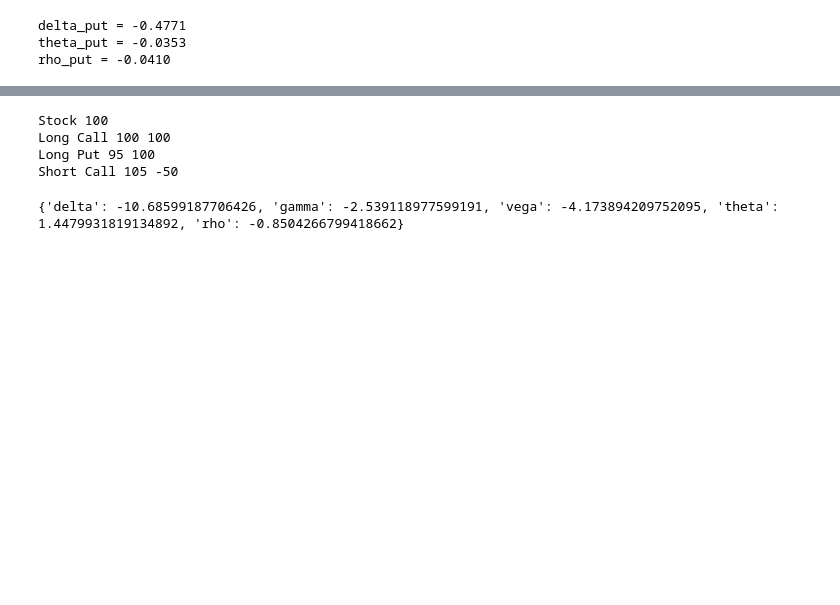
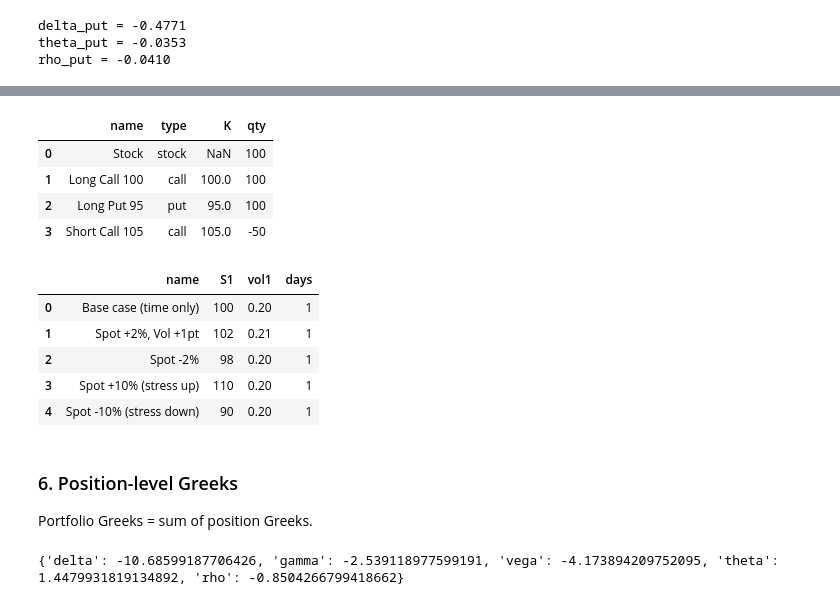
Before and after one commit to mie2510/market-risk-daily-report, a Jupyter notebook: 01_pnl_explain.ipynb, the cells around one changed output, grey strips where cells are left out. Cells and saved outputs as stored; diff of their text form; code cells hidden in the pictures; blank space fills up the shorter version.

```diff
--- a/01_pnl_explain.ipynb
+++ b/01_pnl_explain.ipynb
@@ -260,13 +269,32 @@ positions = [
     {"name": "Long Put 95",   "type": "put",   "K": 95,   "qty": 100},
     {"name": "Short Call 105","type": "call",  "K": 105,  "qty": -50},
 ]
-for pos in positions:
-    print(pos["name"], pos["qty"])
+pd.DataFrame(positions)
 # %% [output]
-Stock 100
-Long Call 100 100
-Long Put 95 100
-Short Call 105 -50
+|  | name | type | K | qty |
+| 0 | Stock | stock | NaN | 100 |
+| 1 | Long Call 100 | call | 100.0 | 100 |
+| 2 | Long Put 95 | put | 95.0 | 100 |
+| 3 | Short Call 105 | call | 105.0 | -50 |
+# %%
+scenarios = [
+    {"name": "Base case (time only)", "S1": 100, "vol1": 0.20, "days": 1},
+    {"name": "Spot +2%, Vol +1pt",    "S1": 102, "vol1": 0.21, "days": 1},
+    {"name": "Spot -2%",              "S1": 98,  "vol1": 0.20, "days": 1},
+    {"name": "Spot +10% (stress up)", "S1": 110, "vol1": 0.20, "days": 1},
+    {"name": "Spot -10% (stress down)", "S1": 90, "vol1": 0.20, "days": 1},
+]
+pd.DataFrame(scenarios)
+# %% [output]
+|  | name | S1 | vol1 | days |
+| 0 | Base case (time only) | 100 | 0.20 | 1 |
+| 1 | Spot +2%, Vol +1pt | 102 | 0.21 | 1 |
+| 2 | Spot -2% | 98 | 0.20 | 1 |
+| 3 | Spot +10% (stress up) | 110 | 0.20 | 1 |
+| 4 | Spot -10% (stress down) | 90 | 0.20 | 1 |
+# %% [markdown]
+### 6. Position-level Greeks
+Portfolio Greeks = sum of position Greeks.
 # %%
 def position_greeks(pos,S,T,r,sigma):
     K, qty = pos["K"], pos["qty"]
```
Also changed, not shown: parts of 18 cells of this notebook.
